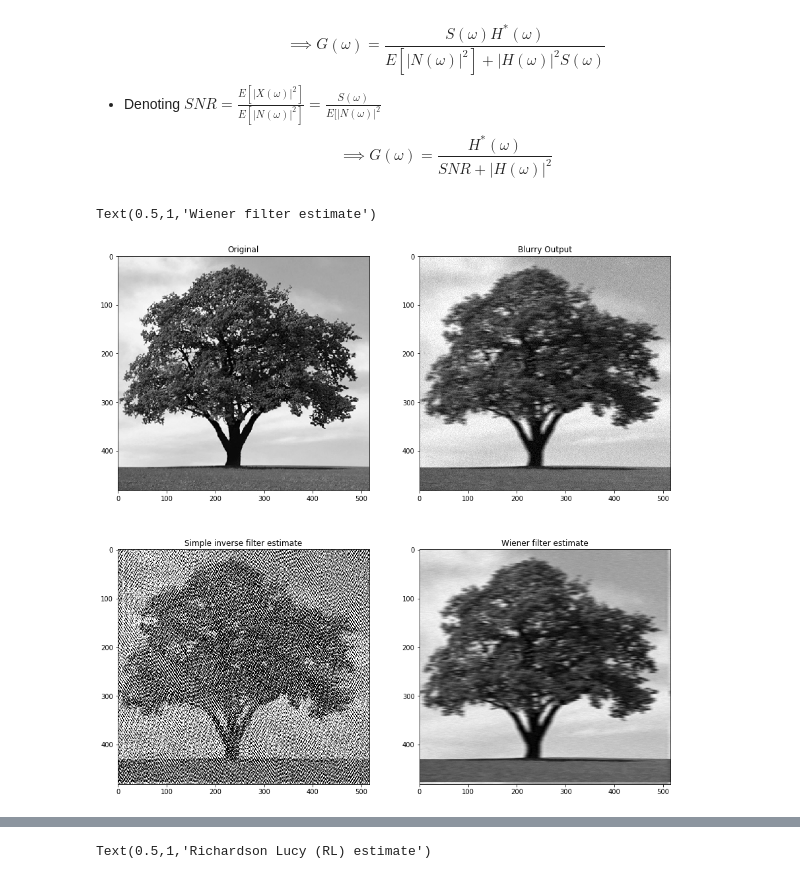
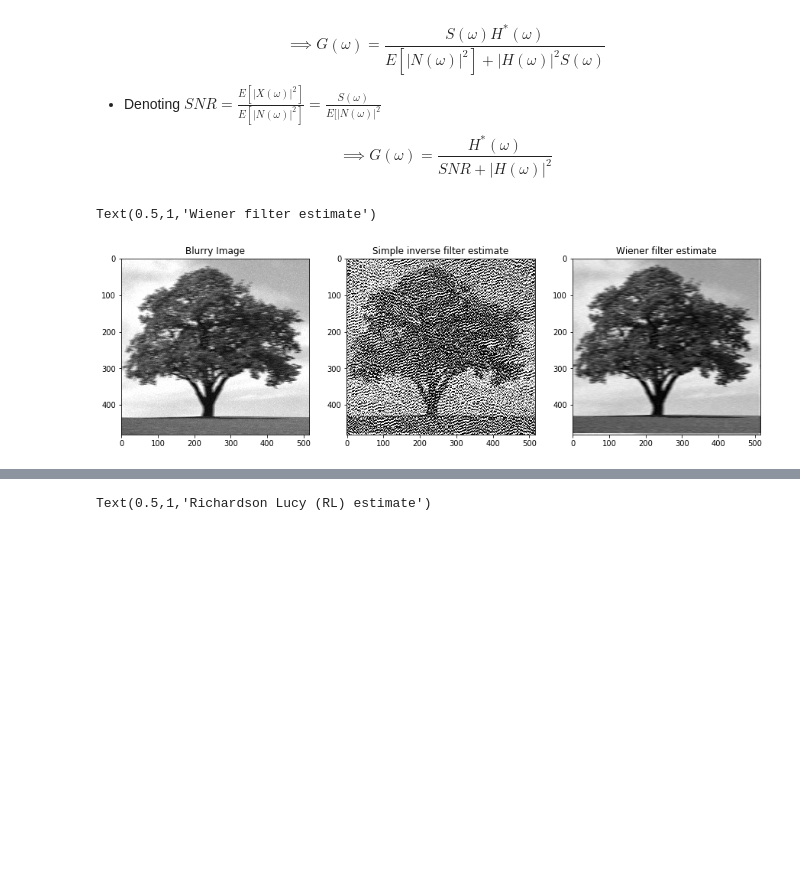
Before and after one commit to sudarshannagesh90/OptimizationDeepLearningImageProcessing, a Jupyter notebook: Chapter1ImageDeconvolution1.ipynb, the cells around one changed output, grey strips where cells are left out. Drawn from its saved outputs; the diff is of its cells as text; code cells hidden in the pictures; blank space fills up the shorter version.

```diff
--- a/Chapter1ImageDeconvolution1.ipynb
+++ b/Chapter1ImageDeconvolution1.ipynb
@@ -135,21 +135,18 @@ wienerFilterFFT = np.conj(filterFFT)/(np.square(np.abs(filterFFT))+SNR)
 wienerFilterEstimate = np.real(np.fft.ifft2(wienerFilterFFT*outputFFT))
 # %%
 plt.figure(figsize=(15,15))
-plt.subplot(221)
-plt.imshow(image_utils.convert_float32_to_uint8(img), cmap='gray')
-plt.title('Original')
-plt.subplot(222)
+plt.subplot(131)
 plt.imshow(image_utils.convert_float32_to_uint8(output), cmap='gray')
-plt.title('Blurry Output')
-plt.subplot(223)
+plt.title('Blurry Image')
+plt.subplot(132)
 plt.imshow(image_utils.convert_float32_to_uint8(inverseFilterEstimate), cmap='gray')
 plt.title('Simple inverse filter estimate')
-plt.subplot(224)
+plt.subplot(133)
 plt.imshow(image_utils.convert_float32_to_uint8(wienerFilterEstimate), cmap='gray')
 plt.title('Wiener filter estimate')
 # %% [output]
 Text(0.5,1,'Wiener filter estimate')
-[figure, old version]
+[figure, new version]
 # %% [markdown]
 ## Richardson-Lucy deconvolution (RL)
 - According to the earlier notation, the block diagram for the blurry image is given as
```
Also changed, not shown: 1 other file.
